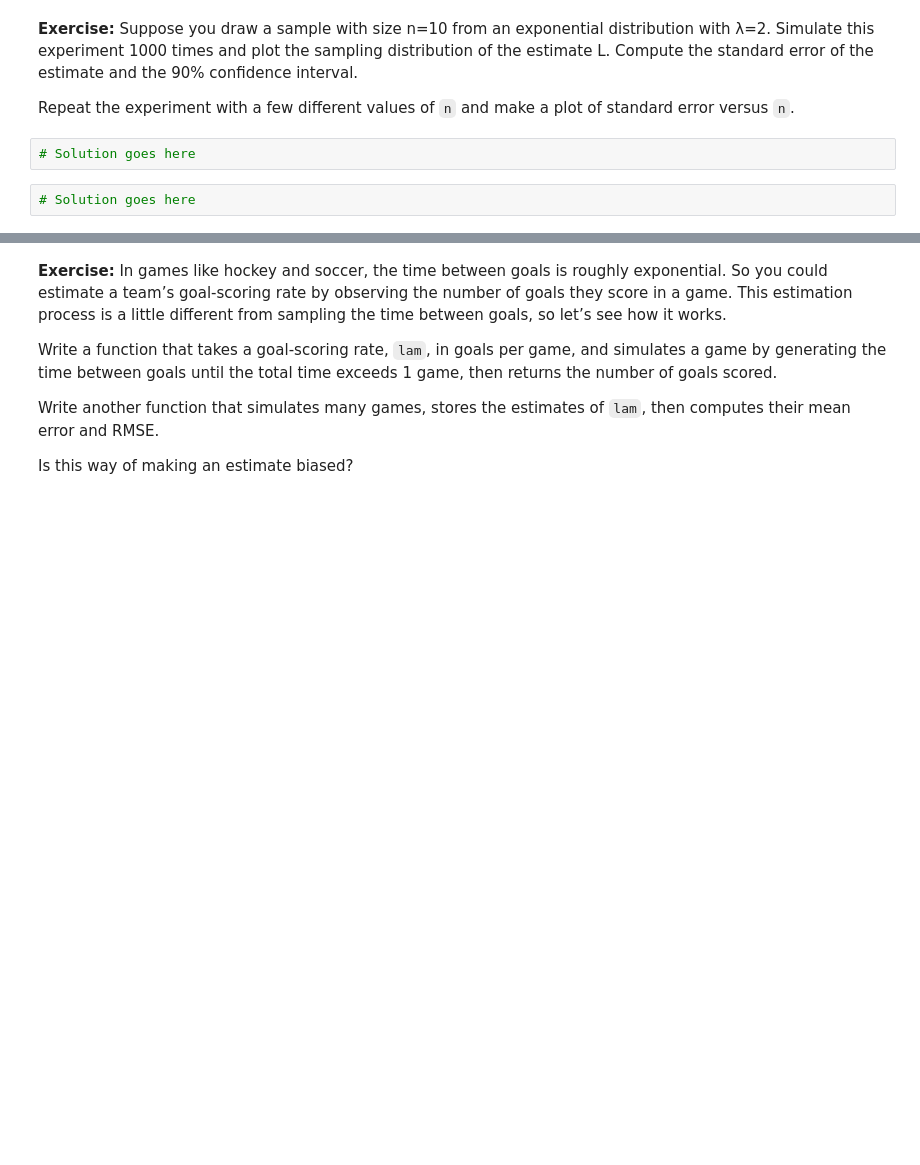
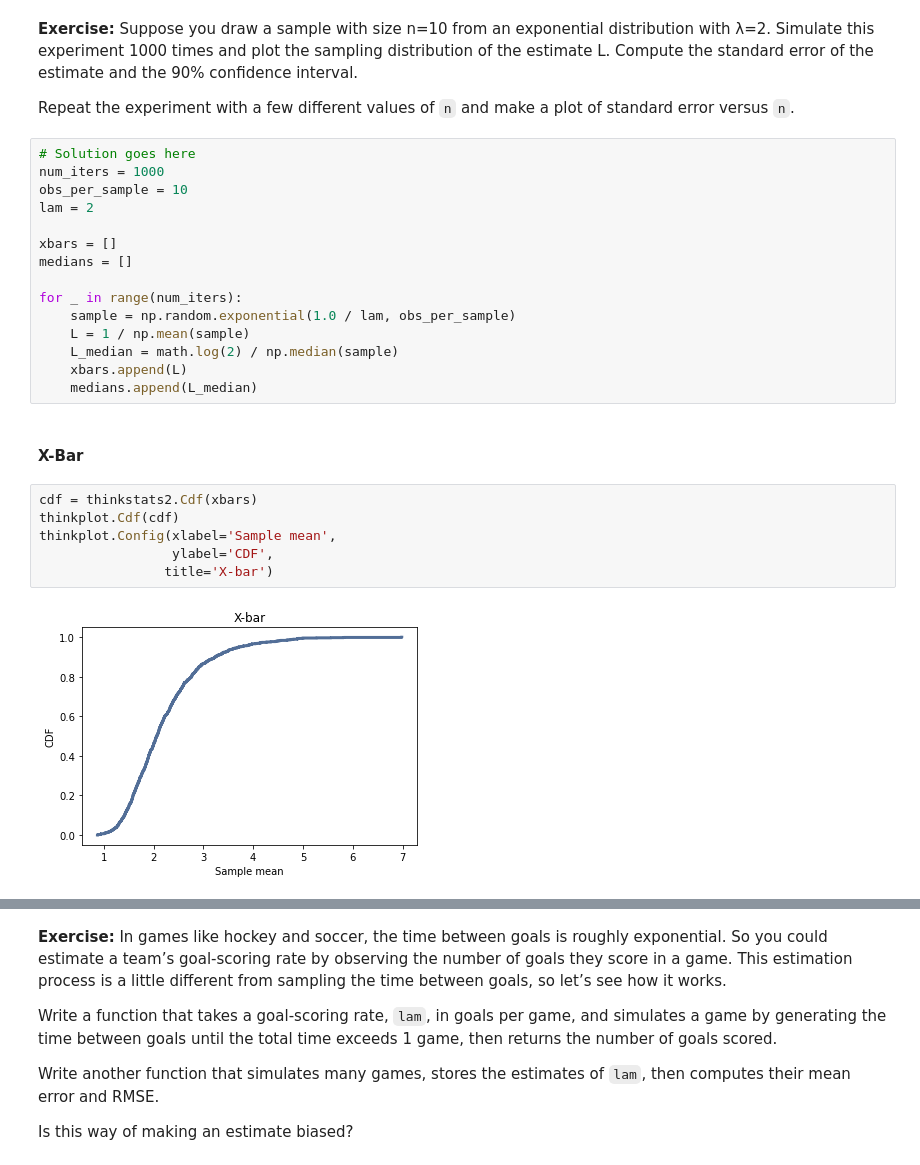
Before and after one commit to Morgan-Sell/ThinkStats2, a Jupyter notebook: code/chap08ex.ipynb, the cells around one changed output, grey strips where cells are left out. Saved outputs shown, nothing was run; the diff lists cells and outputs as text; blank space fills up the shorter version.

```diff
--- a/code/chap08ex.ipynb
+++ b/code/chap08ex.ipynb
@@ -248,7 +250,28 @@ Unbiased Mean Error: -1.84
 **Exercise:** Suppose you draw a sample with size n=10 from an exponential distribution with λ=2. Simulate this experiment 1000 times and plot the sampling distribution of the estimate L. Compute the standard error of the estimate and the 90% confidence interval.
 
 Repeat the experiment with a few different values of `n` and make a plot of standard error versus `n`.
-# %%
-# Solution goes here
-# %%
-# Solution goes here
+# %%
+# Solution goes here
+num_iters = 1000
+obs_per_sample = 10
+lam = 2
+
+xbars = []
+medians = []
+
+for _ in range(num_iters):
+    sample = np.random.exponential(1.0 / lam, obs_per_sample)
+    L = 1 / np.mean(sample)
+    L_median = math.log(2) / np.median(sample)
+    xbars.append(L)
+    medians.append(L_median)
+# %% [markdown]
+#### X-Bar
+# %%
+cdf = thinkstats2.Cdf(xbars)
+thinkplot.Cdf(cdf)
+thinkplot.Config(xlabel='Sample mean',
+                 ylabel='CDF',
+                title='X-bar')
+# %% [output]
+[figure, added]
```
Also changed, not shown: parts of 5 cells of this notebook.
